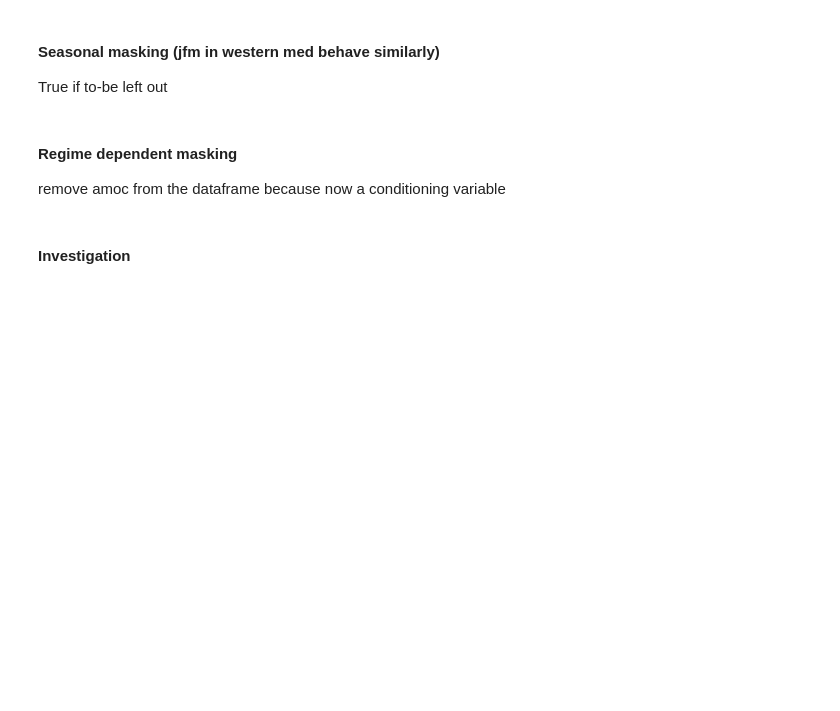
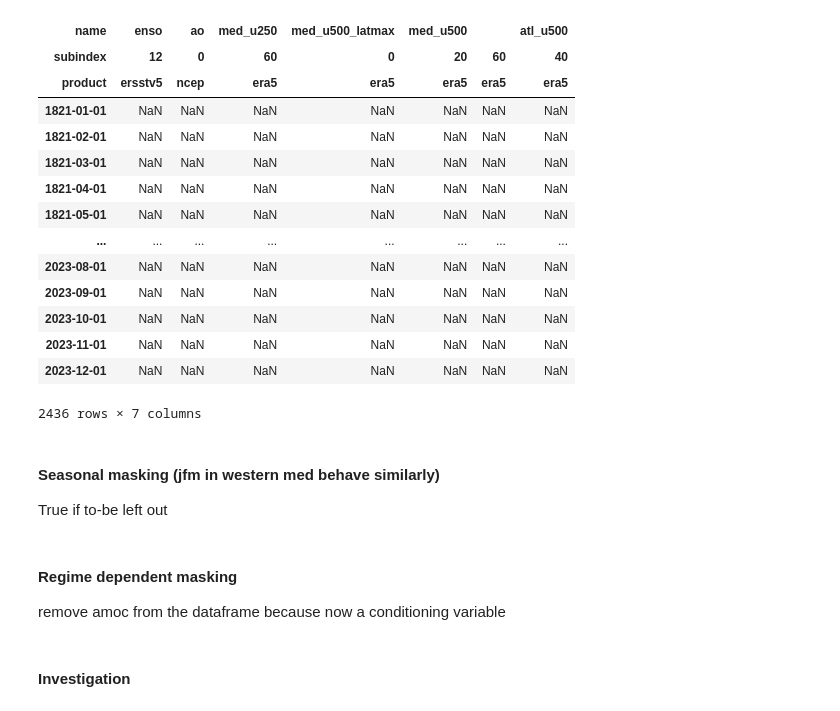
Before and after one commit to chiemvs/Medley, a Jupyter notebook: notebooks/Causal_experimentation.ipynb, the cells around one changed output. Drawn from its saved outputs; the diff is of its cells as text; code cells hidden in the pictures; blank space fills up the shorter version.

```diff
--- a/notebooks/Causal_experimentation.ipynb
+++ b/notebooks/Causal_experimentation.ipynb
@@ -46,4 +48,5 @@ from tigramite.independence_tests.regressionCI import RegressionCI
 # %%
 df = get_monthly_data()
 #variables = [('enso',34,'ersstv5'),('amoc',0,'hadisst'),('nao',0,'station'),('ao',0,'ncep'),('vortex_u20',7080,'era5'),('med_u250',30,'era5')]
-variables = [('enso',34,'ersstv5'),('amoc',0,'hadisst'),('nao',0,'station'),('ao',0,'ncep'),('vortex_u20',7080,'era5'),('med_u250_latmax',0,'era5')]
+#variables = [('enso',34,'ersstv5'),('amoc',0,'hadisst'),('nao',0,'station'),('ao',0,'ncep'),('vortex_u20',7080,'era5'),('med_u250_latmax',0,'era5')]
+variables = [('enso', 12, 'ersstv5'), ('ao', 0, 'ncep'), ('med_u250', 60, 'era5'), ('med_u500_latmax', 0, 'era5'), ('med_u500', 20, 'era5'), ('med_u500', 60, 'era5'), ('atl_u500', 40, 'era5')]
@@ -49,0 +82,18 @@ variables = [('enso',34,'ersstv5'),('amoc',0,'hadisst'),('nao',0,'station'),('ao
+# %%
+df[variables]
+# %% [output]
+| name | enso | ao | med_u250 | med_u500_latmax | med_u500 |  | atl_u500 |
+| subindex | 12 | 0 | 60 | 0 | 20 | 60 | 40 |
+| product | ersstv5 | ncep | era5 | era5 | era5 | era5 | era5 |
+| 1821-01-01 | NaN | NaN | NaN | NaN | NaN | NaN | NaN |
+| 1821-02-01 | NaN | NaN | NaN | NaN | NaN | NaN | NaN |
+| 1821-03-01 | NaN | NaN | NaN | NaN | NaN | NaN | NaN |
+| 1821-04-01 | NaN | NaN | NaN | NaN | NaN | NaN | NaN |
+| 1821-05-01 | NaN | NaN | NaN | NaN | NaN | NaN | NaN |
+| ... | ... | ... | ... | ... | ... | ... | ... |
+| 2023-08-01 | NaN | NaN | NaN | NaN | NaN | NaN | NaN |
+| 2023-09-01 | NaN | NaN | NaN | NaN | NaN | NaN | NaN |
+| 2023-10-01 | NaN | NaN | NaN | NaN | NaN | NaN | NaN |
+| 2023-11-01 | NaN | NaN | NaN | NaN | NaN | NaN | NaN |
+| 2023-12-01 | NaN | NaN | NaN | NaN | NaN | NaN | NaN |
+2436 rows × 7 columns
```
Also changed, not shown: parts of 13 cells of this notebook, 6 other files.
